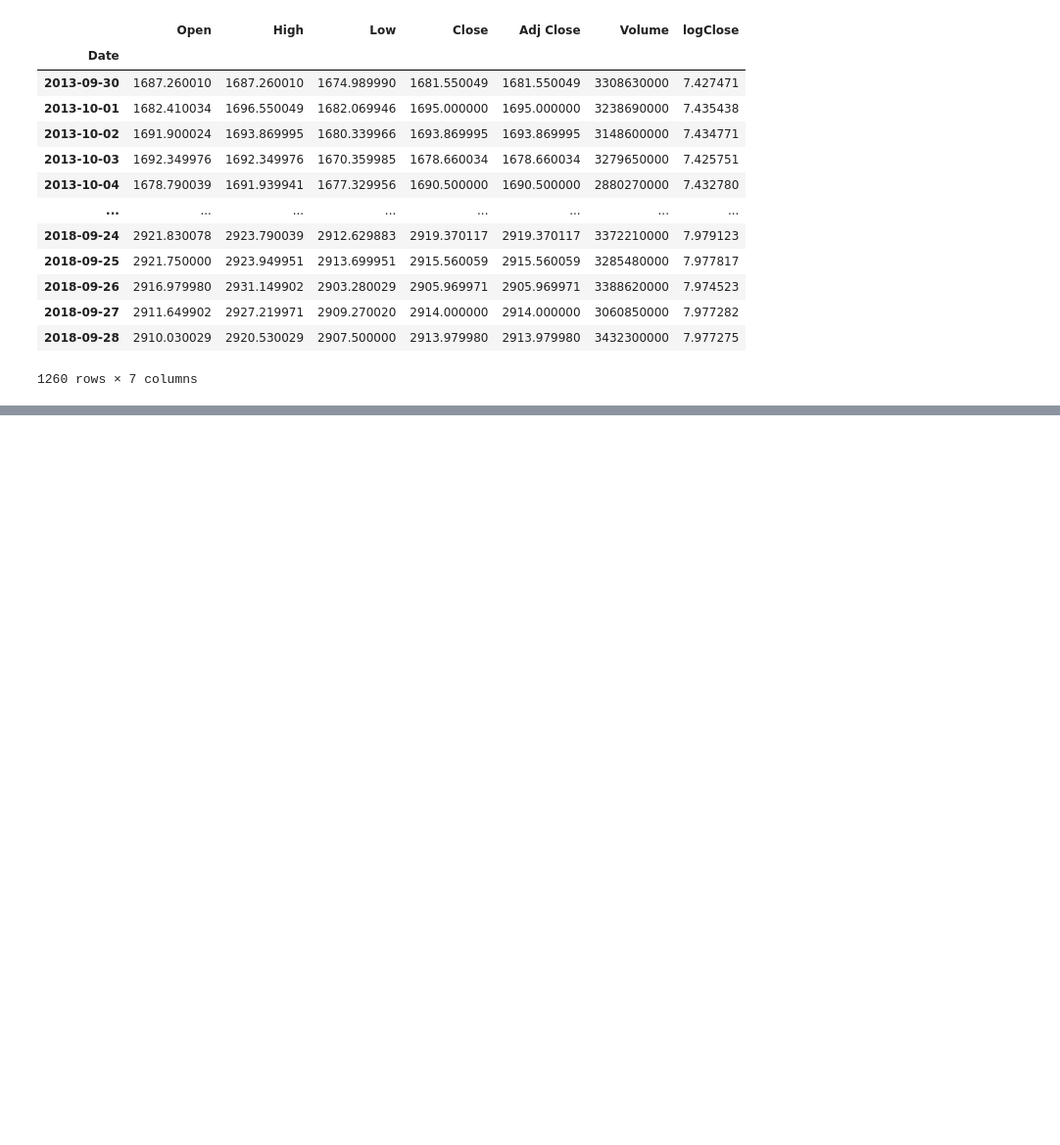
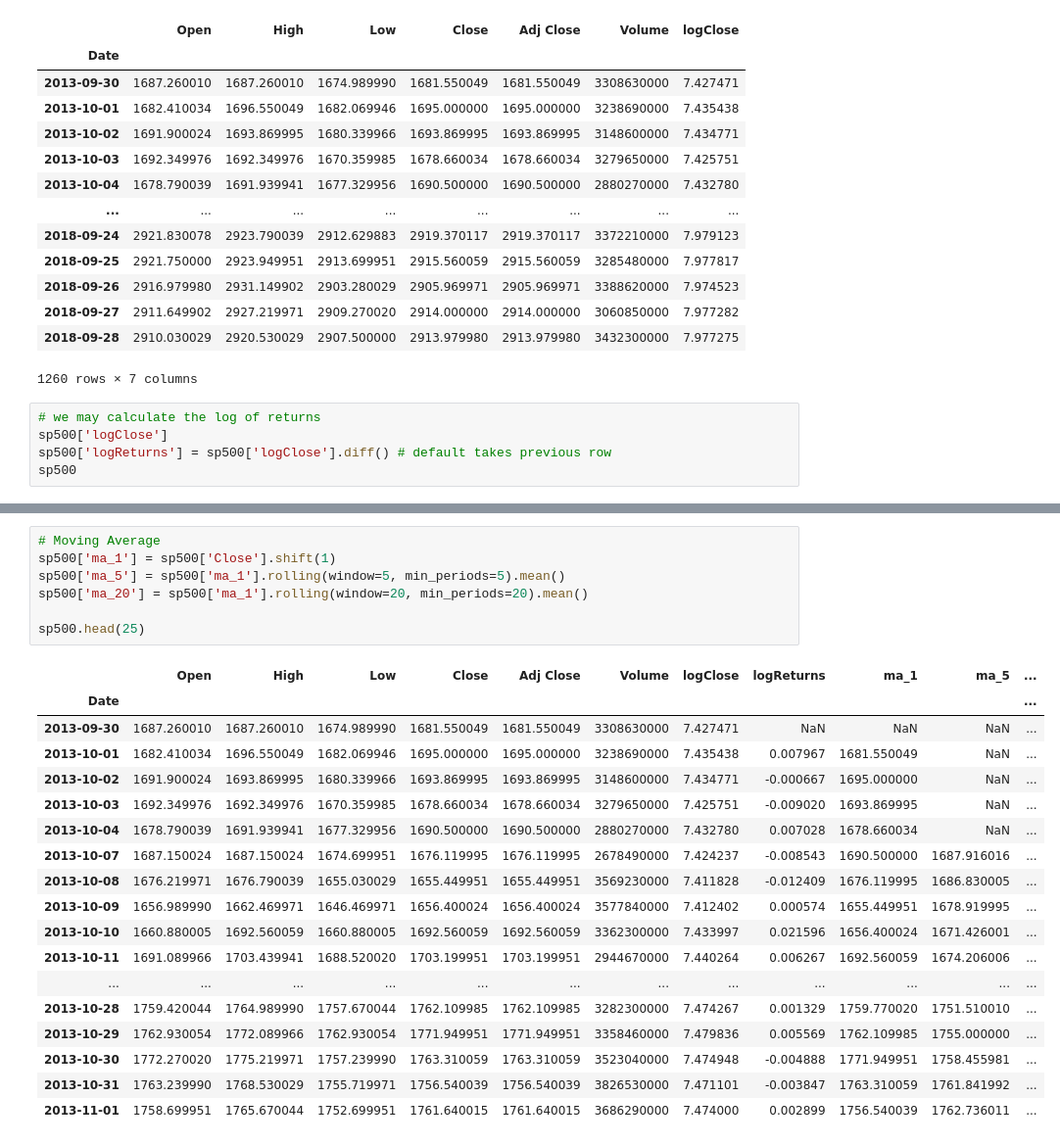
Before and after one commit to onionmccabbage/pythonThuFri2026, a Jupyter notebook: lesson2.ipynb, the cells around one changed output, grey strips where cells are left out. Shown at 98% size. Drawn from its saved outputs; the diff is of its cells as text; blank space fills up the shorter version.

```diff
--- a/lesson2.ipynb
+++ b/lesson2.ipynb
@@ -242,3 +242,8 @@ sp500
 | 2018-09-27 | 2911.649902 | 2927.219971 | 2909.270020 | 2914.000000 | 2914.000000 | 3060850000 | 7.977282 |
 | 2018-09-28 | 2910.030029 | 2920.530029 | 2907.500000 | 2913.979980 | 2913.979980 | 3432300000 | 7.977275 |
 1260 rows × 7 columns
+# %%
+# we may calculate the log of returns
+sp500['logClose']
+sp500['logReturns'] = sp500['logClose'].diff() # default takes previous row
+sp500
@@ -244,0 +265,26 @@ sp500
+# %%
+# Moving Average
+sp500['ma_1'] = sp500['Close'].shift(1)
+sp500['ma_5'] = sp500['ma_1'].rolling(window=5, min_periods=5).mean()
+sp500['ma_20'] = sp500['ma_1'].rolling(window=20, min_periods=20).mean()
+
+sp500.head(25)
+# %% [output]
+|  | Open | High | Low | Close | Adj Close | Volume | logClose | logReturns | ma_1 | ma_5 | ... |
+| Date |  |  |  |  |  |  |  |  |  |  | ... |
+| 2013-09-30 | 1687.260010 | 1687.260010 | 1674.989990 | 1681.550049 | 1681.550049 | 3308630000 | 7.427471 | NaN | NaN | NaN | ... |
+| 2013-10-01 | 1682.410034 | 1696.550049 | 1682.069946 | 1695.000000 | 1695.000000 | 3238690000 | 7.435438 | 0.007967 | 1681.550049 | NaN | ... |
+| 2013-10-02 | 1691.900024 | 1693.869995 | 1680.339966 | 1693.869995 | 1693.869995 | 3148600000 | 7.434771 | -0.000667 | 1695.000000 | NaN | ... |
+| 2013-10-03 | 1692.349976 | 1692.349976 | 1670.359985 | 1678.660034 | 1678.660034 | 3279650000 | 7.425751 | -0.009020 | 1693.869995 | NaN | ... |
+| 2013-10-04 | 1678.790039 | 1691.939941 | 1677.329956 | 1690.500000 | 1690.500000 | 2880270000 | 7.432780 | 0.007028 | 1678.660034 | NaN | ... |
+| 2013-10-07 | 1687.150024 | 1687.150024 | 1674.699951 | 1676.119995 | 1676.119995 | 2678490000 | 7.424237 | -0.008543 | 1690.500000 | 1687.916016 | ... |
+| 2013-10-08 | 1676.219971 | 1676.790039 | 1655.030029 | 1655.449951 | 1655.449951 | 3569230000 | 7.411828 | -0.012409 | 1676.119995 | 1686.830005 | ... |
+| 2013-10-09 | 1656.989990 | 1662.469971 | 1646.469971 | 1656.400024 | 1656.400024 | 3577840000 | 7.412402 | 0.000574 | 1655.449951 | 1678.919995 | ... |
+| 2013-10-10 | 1660.880005 | 1692.560059 | 1660.880005 | 1692.560059 | 1692.560059 | 3362300000 | 7.433997 | 0.021596 | 1656.400024 | 1671.426001 | ... |
+| 2013-10-11 | 1691.089966 | 1703.439941 | 1688.520020 | 1703.199951 | 1703.199951 | 2944670000 | 7.440264 | 0.006267 | 1692.560059 | 1674.206006 | ... |
+| ... | ... | ... | ... | ... | ... | ... | ... | ... | ... | ... | ... |
+| 2013-10-28 | 1759.420044 | 1764.989990 | 1757.670044 | 1762.109985 | 1762.109985 | 3282300000 | 7.474267 | 0.001329 | 1759.770020 | 1751.510010 | ... |
+| 2013-10-29 | 1762.930054 | 1772.089966 | 1762.930054 | 1771.949951 | 1771.949951 | 3358460000 | 7.479836 | 0.005569 | 1762.109985 | 1755.000000 | ... |
+| 2013-10-30 | 1772.270020 | 1775.219971 | 1757.239990 | 1763.310059 | 1763.310059 | 3523040000 | 7.474948 | -0.004888 | 1771.949951 | 1758.455981 | ... |
+| 2013-10-31 | 1763.239990 | 1768.530029 | 1755.719971 | 1756.540039 | 1756.540039 | 3826530000 | 7.471101 | -0.003847 | 1763.310059 | 1761.841992 | ... |
+| 2013-11-01 | 1758.699951 | 1765.670044 | 1752.699951 | 1761.640015 | 1761.640015 | 3686290000 | 7.474000 | 0.002899 | 1756.540039 | 1762.736011 | ... |
```
Also changed, not shown: parts of 7 cells of this notebook.
